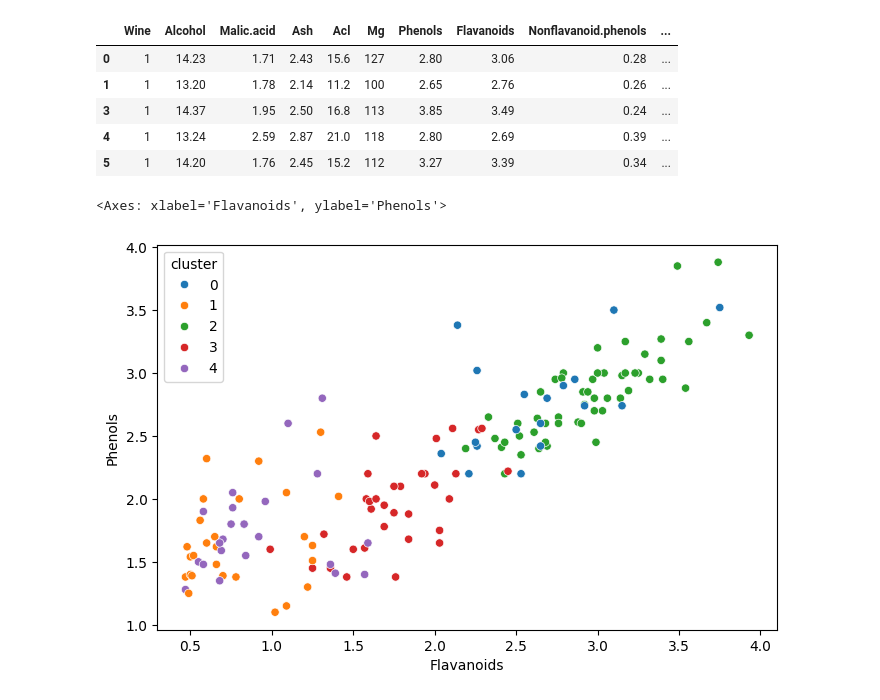
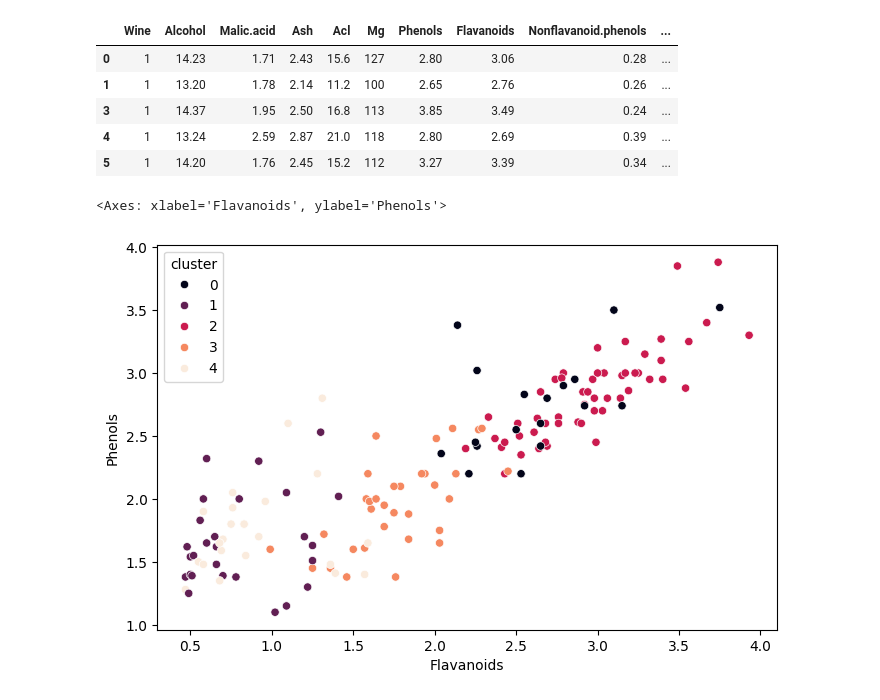
Before and after one commit to RDC28/ds-notes, a Jupyter notebook: ML/Unsupervised Learning/k_means_clustering/KmeanWithWineDataset.ipynb, the cells around one changed output. Drawn from its saved outputs; the diff is of its cells as text; code cells hidden in the pictures.

```diff
--- a/ML/Unsupervised Learning/k_means_clustering/KmeanWithWineDataset.ipynb
+++ b/ML/Unsupervised Learning/k_means_clustering/KmeanWithWineDataset.ipynb
@@ -141,7 +141,7 @@ df.head()
 # %%
 import seaborn as sns
 plt.figure(figsize = (8, 5))
-sns.scatterplot(data = df, x = 'Flavanoids', y = 'Phenols', hue = 'cluster', palette = 'tab10')
+sns.scatterplot(data = df, x = 'Flavanoids', y = 'Phenols', hue = 'cluster', palette = 'rocket')
 # %% [output]
 <Axes: xlabel='Flavanoids', ylabel='Phenols'>
-[figure, old version]
+[figure, new version]
```
Also changed, not shown: 1 other file.
